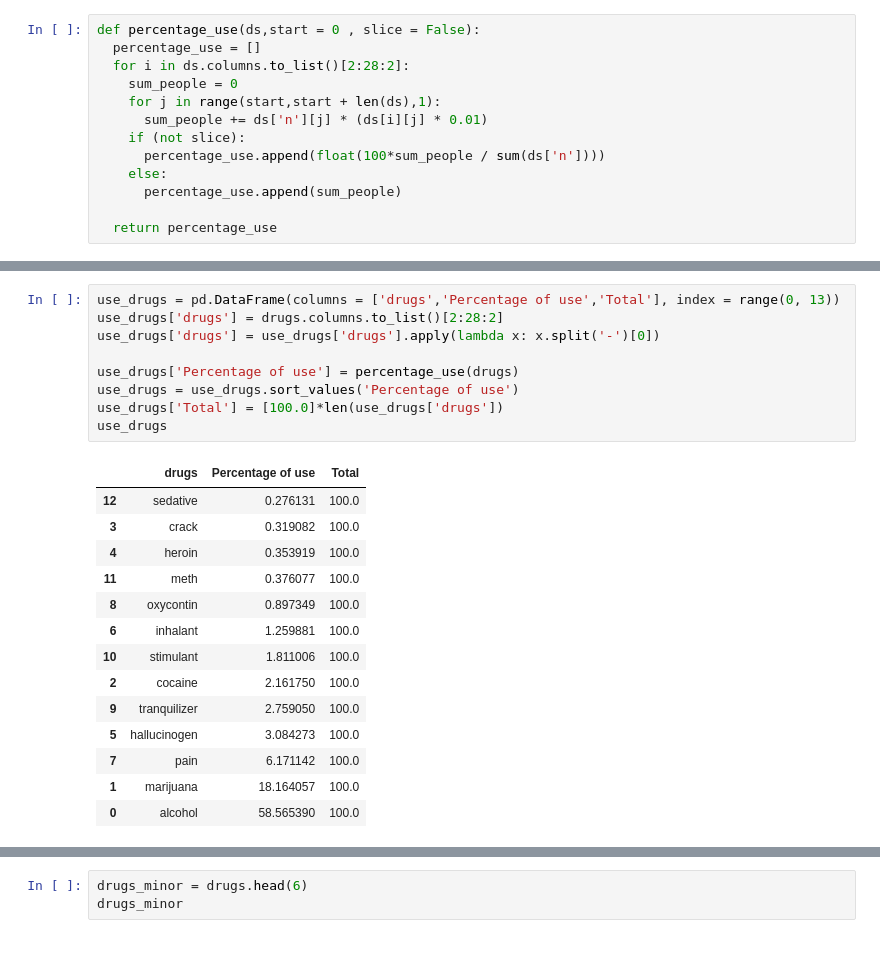
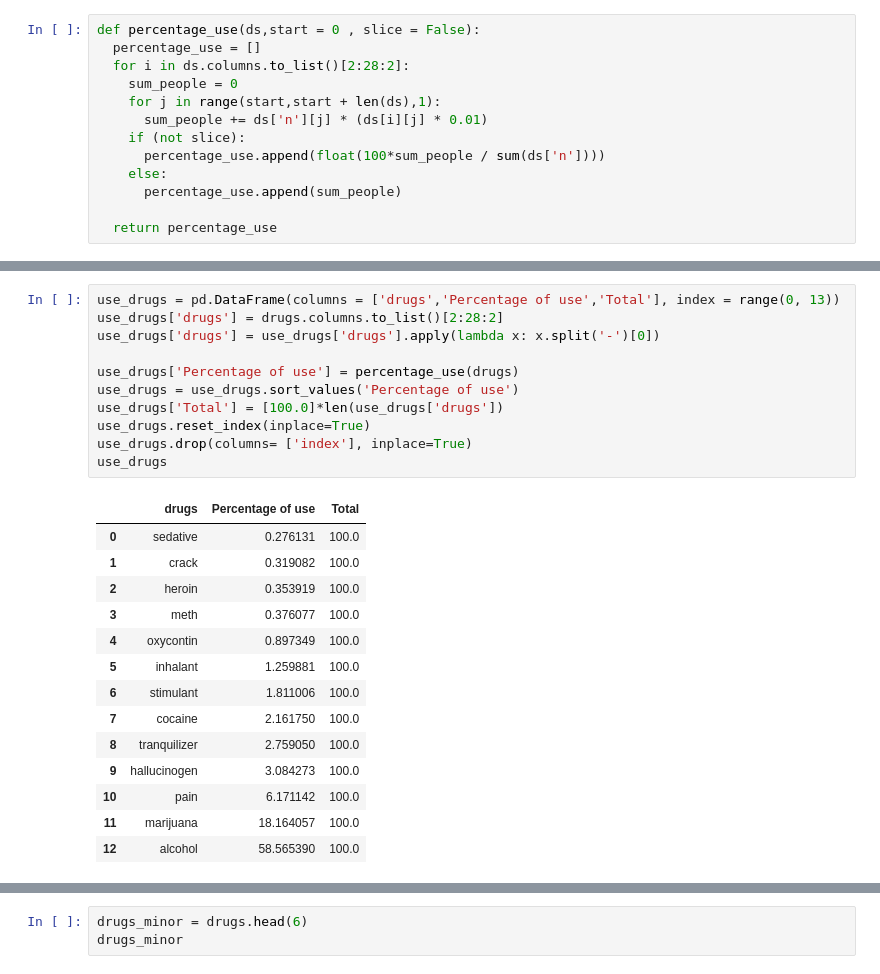
Before and after one commit to Vitorjipa22/Mydrugs, a Jupyter notebook: DrugsEN.ipynb, the cells around one changed output, grey strips where cells are left out. Drawn from its saved outputs; the diff is of its cells as text.

```diff
--- a/DrugsEN.ipynb
+++ b/DrugsEN.ipynb
@@ -64,27 +231,29 @@ See the caveats in the documentation: https://pandas.pydata.org/pandas-docs/stab
 # %%
 use_drugs = pd.DataFrame(columns = ['drugs','Percentage of use','Total'], index = range(0, 13))
 use_drugs['drugs'] = drugs.columns.to_list()[2:28:2]
 use_drugs['drugs'] = use_drugs['drugs'].apply(lambda x: x.split('-')[0])
 
 use_drugs['Percentage of use'] = percentage_use(drugs)
 use_drugs = use_drugs.sort_values('Percentage of use')
 use_drugs['Total'] = [100.0]*len(use_drugs['drugs'])
+use_drugs.reset_index(inplace=True)
+use_drugs.drop(columns= ['index'], inplace=True)
 use_drugs
 # %% [output]
 |  | drugs | Percentage of use | Total |
-| 12 | sedative | 0.276131 | 100.0 |
-| 3 | crack | 0.319082 | 100.0 |
-| 4 | heroin | 0.353919 | 100.0 |
-| 11 | meth | 0.376077 | 100.0 |
-| 8 | oxycontin | 0.897349 | 100.0 |
-| 6 | inhalant | 1.259881 | 100.0 |
-| 10 | stimulant | 1.811006 | 100.0 |
-| 2 | cocaine | 2.161750 | 100.0 |
-| 9 | tranquilizer | 2.759050 | 100.0 |
-| 5 | hallucinogen | 3.084273 | 100.0 |
-| 7 | pain | 6.171142 | 100.0 |
-| 1 | marijuana | 18.164057 | 100.0 |
-| 0 | alcohol | 58.565390 | 100.0 |
+| 0 | sedative | 0.276131 | 100.0 |
+| 1 | crack | 0.319082 | 100.0 |
+| 2 | heroin | 0.353919 | 100.0 |
+| 3 | meth | 0.376077 | 100.0 |
+| 4 | oxycontin | 0.897349 | 100.0 |
+| 5 | inhalant | 1.259881 | 100.0 |
+| 6 | stimulant | 1.811006 | 100.0 |
+| 7 | cocaine | 2.161750 | 100.0 |
+| 8 | tranquilizer | 2.759050 | 100.0 |
+| 9 | hallucinogen | 3.084273 | 100.0 |
+| 10 | pain | 6.171142 | 100.0 |
+| 11 | marijuana | 18.164057 | 100.0 |
+| 12 | alcohol | 58.565390 | 100.0 |
 # %%
 plt.figure(figsize=(8,12))
 sns.set_style("white")
```
Also changed, not shown: parts of 18 cells of this notebook.
